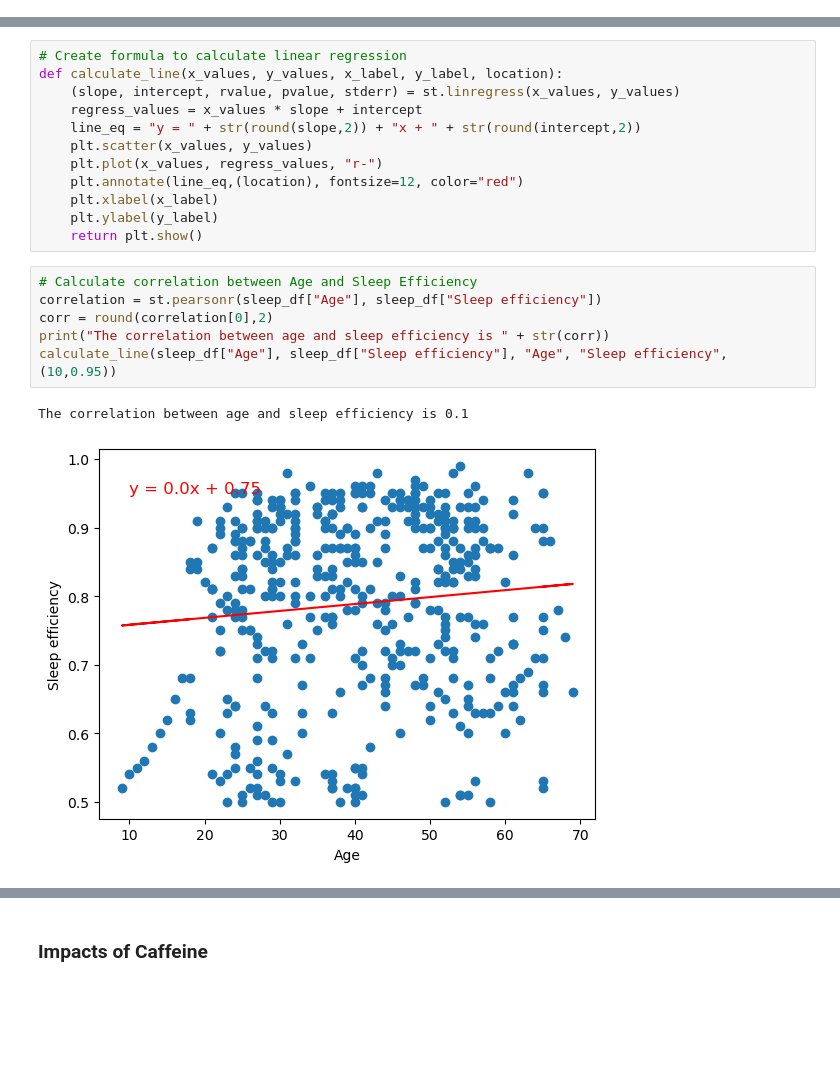
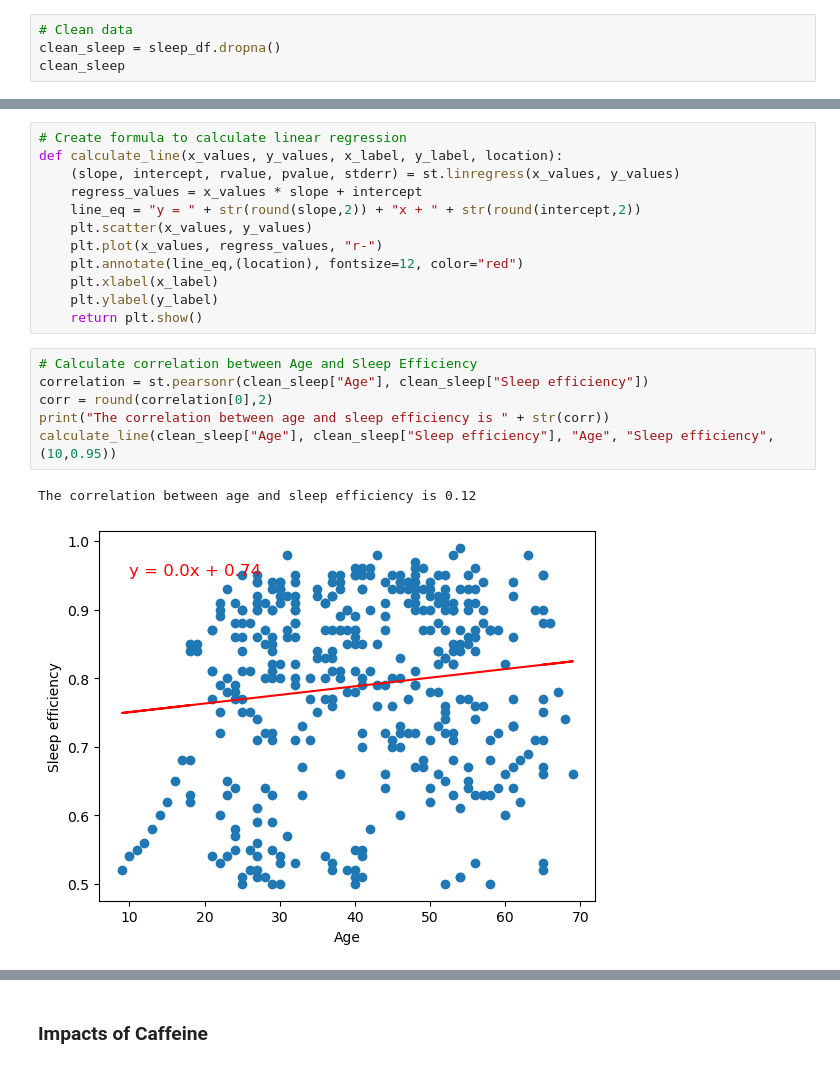
Before and after one commit to JenFreeze/Project_1, a Jupyter notebook: project1.ipynb, the cells around one changed output, grey strips where cells are left out. Saved outputs shown, nothing was run; the diff lists cells and outputs as text; blank space fills up the shorter version.

```diff
--- a/project1.ipynb
+++ b/project1.ipynb
@@ -41,3 +43,7 @@ Alcohol consumption       438
 Smoking status            452
 Exercise frequency        446
 dtype: int64
+# %%
+# Clean data
+clean_sleep = sleep_df.dropna()
+clean_sleep
@@ -174,12 +214,12 @@ def calculate_line(x_values, y_values, x_label, y_label, location):
     return plt.show()
 # %%
 # Calculate correlation between Age and Sleep Efficiency
-correlation = st.pearsonr(sleep_df["Age"], sleep_df["Sleep efficiency"])
+correlation = st.pearsonr(clean_sleep["Age"], clean_sleep["Sleep efficiency"])
 corr = round(correlation[0],2)
 print("The correlation between age and sleep efficiency is " + str(corr))
-calculate_line(sleep_df["Age"], sleep_df["Sleep efficiency"], "Age", "Sleep efficiency", (10,0.95))
+calculate_line(clean_sleep["Age"], clean_sleep["Sleep efficiency"], "Age", "Sleep efficiency", (10,0.95))
 # %% [output]
-The correlation between age and sleep efficiency is 0.1
+The correlation between age and sleep efficiency is 0.12
-[figure, old version]
+[figure, new version]
 # %%
 # Calculate correlation between REM Sleep Percentage and Sleep Efficiency
```
Also changed, not shown: parts of 46 cells of this notebook.
